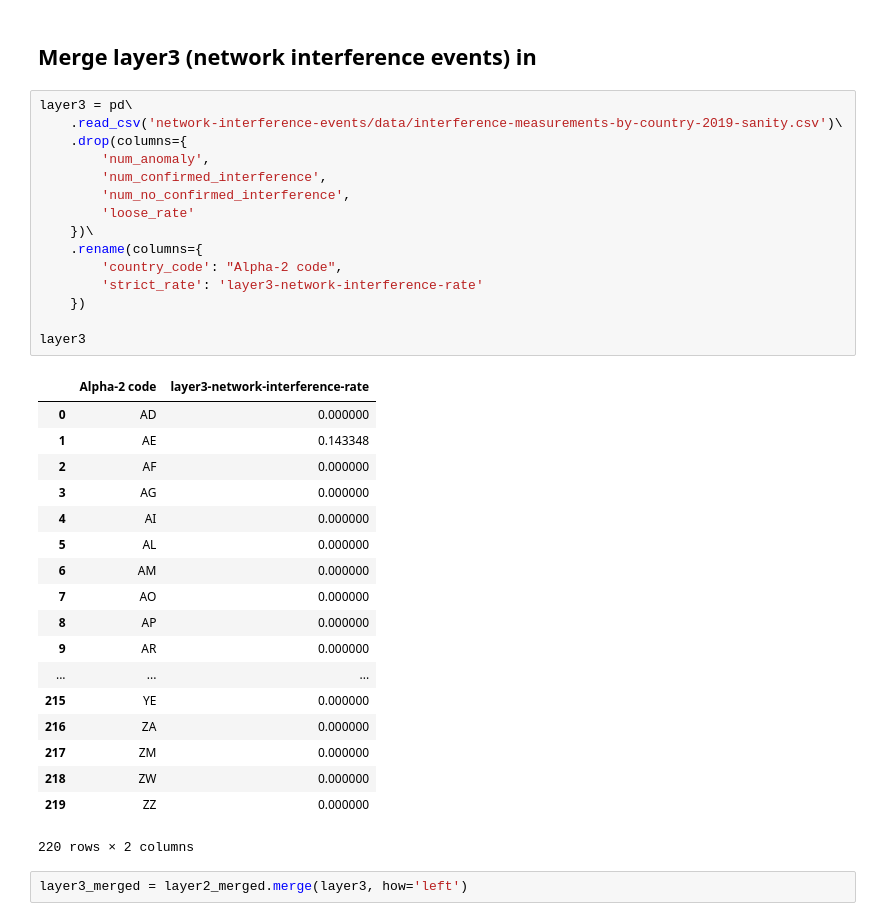
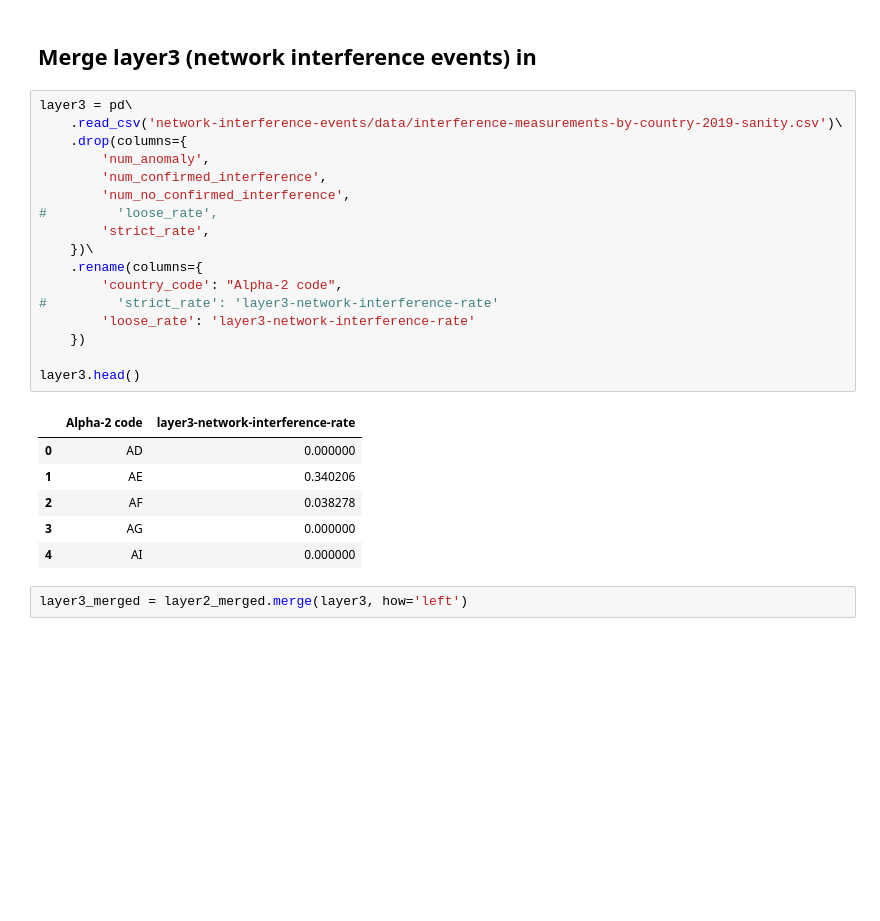
Before and after one commit to daylight-lab/III, a Jupyter notebook: marshaling.ipynb, the cells around one changed output. Saved outputs shown, nothing was run; the diff lists cells and outputs as text; blank space fills up the shorter version.

```diff
--- a/marshaling.ipynb
+++ b/marshaling.ipynb
@@ -128,37 +128,27 @@ layer2_merged[layer2_merged['Alpha-2 code']=='DE']
 # %%
 layer3 = pd\
     .read_csv('network-interference-events/data/interference-measurements-by-country-2019-sanity.csv')\
     .drop(columns={
         'num_anomaly',
         'num_confirmed_interference',
         'num_no_confirmed_interference',
-        'loose_rate'
+#         'loose_rate',
+        'strict_rate',
     })\
     .rename(columns={
         'country_code': "Alpha-2 code",
-        'strict_rate': 'layer3-network-interference-rate'
+#         'strict_rate': 'layer3-network-interference-rate'
+        'loose_rate': 'layer3-network-interference-rate'
     })
 
-layer3
+layer3.head()
 # %% [output]
 |  | Alpha-2 code | layer3-network-interference-rate |
 | 0 | AD | 0.000000 |
-| 1 | AE | 0.143348 |
-| 2 | AF | 0.000000 |
+| 1 | AE | 0.340206 |
+| 2 | AF | 0.038278 |
 | 3 | AG | 0.000000 |
 | 4 | AI | 0.000000 |
-| 5 | AL | 0.000000 |
-| 6 | AM | 0.000000 |
-| 7 | AO | 0.000000 |
-| 8 | AP | 0.000000 |
-| 9 | AR | 0.000000 |
-| ... | ... | ... |
-| 215 | YE | 0.000000 |
-| 216 | ZA | 0.000000 |
-| 217 | ZM | 0.000000 |
-| 218 | ZW | 0.000000 |
-| 219 | ZZ | 0.000000 |
-220 rows × 2 columns
 # %%
 layer3_merged = layer2_merged.merge(layer3, how='left')
 # %%
```
Also changed, not shown: parts of 2 cells of this notebook, 14 other files.
